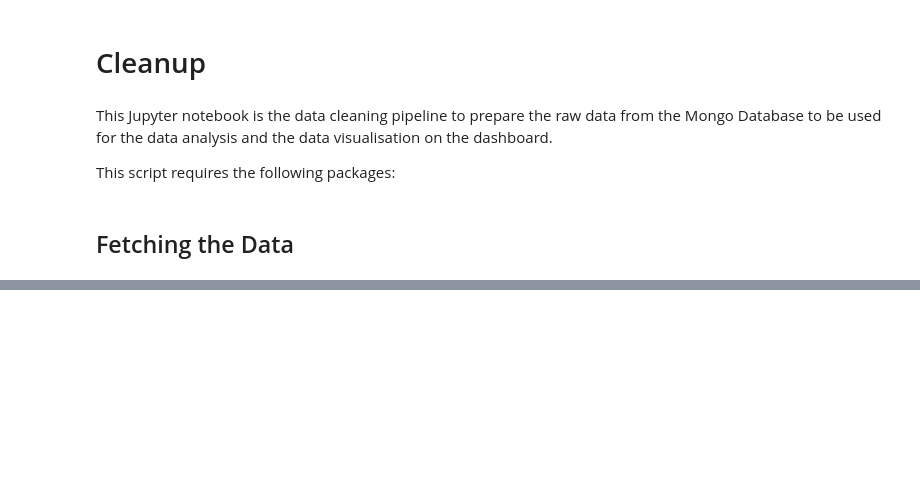
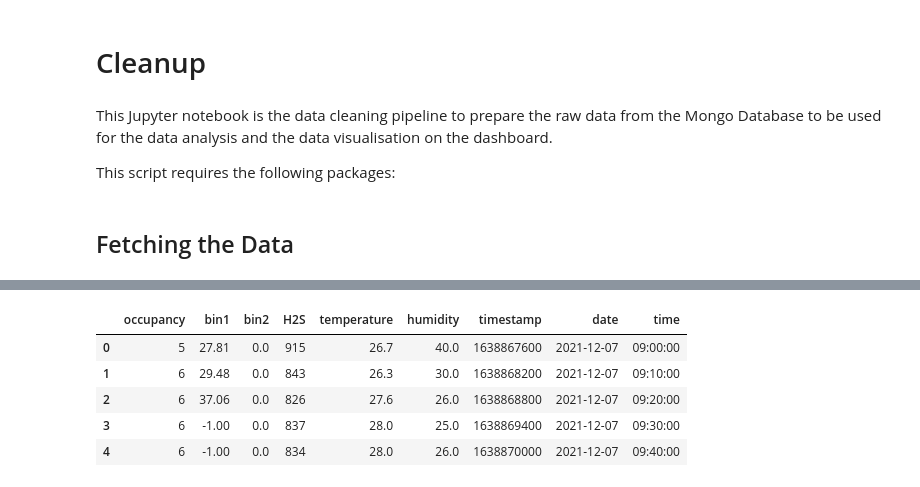
Before and after one commit to colinlaganier/DE4-SIOT, a Jupyter notebook: Data_Processing/Cleanup.ipynb, the cells around one changed output, grey strips where cells are left out. Saved outputs shown, nothing was run; the diff lists cells and outputs as text; code cells hidden in the pictures; blank space fills up the shorter version.

```diff
--- a/Data_Processing/Cleanup.ipynb
+++ b/Data_Processing/Cleanup.ipynb
@@ -38,0 +89,9 @@ df
+# %%
+df.head()
+# %% [output]
+|  | occupancy | bin1 | bin2 | H2S | temperature | humidity | timestamp | date | time |
+| 0 | 5 | 27.81 | 0.0 | 915 | 26.7 | 40.0 | 1638867600 | 2021-12-07 | 09:00:00 |
+| 1 | 6 | 29.48 | 0.0 | 843 | 26.3 | 30.0 | 1638868200 | 2021-12-07 | 09:10:00 |
+| 2 | 6 | 37.06 | 0.0 | 826 | 27.6 | 26.0 | 1638868800 | 2021-12-07 | 09:20:00 |
+| 3 | 6 | -1.00 | 0.0 | 837 | 28.0 | 25.0 | 1638869400 | 2021-12-07 | 09:30:00 |
+| 4 | 6 | -1.00 | 0.0 | 834 | 28.0 | 26.0 | 1638870000 | 2021-12-07 | 09:40:00 |
```
Also changed, not shown: parts of 42 cells of this notebook, 27 other files.
